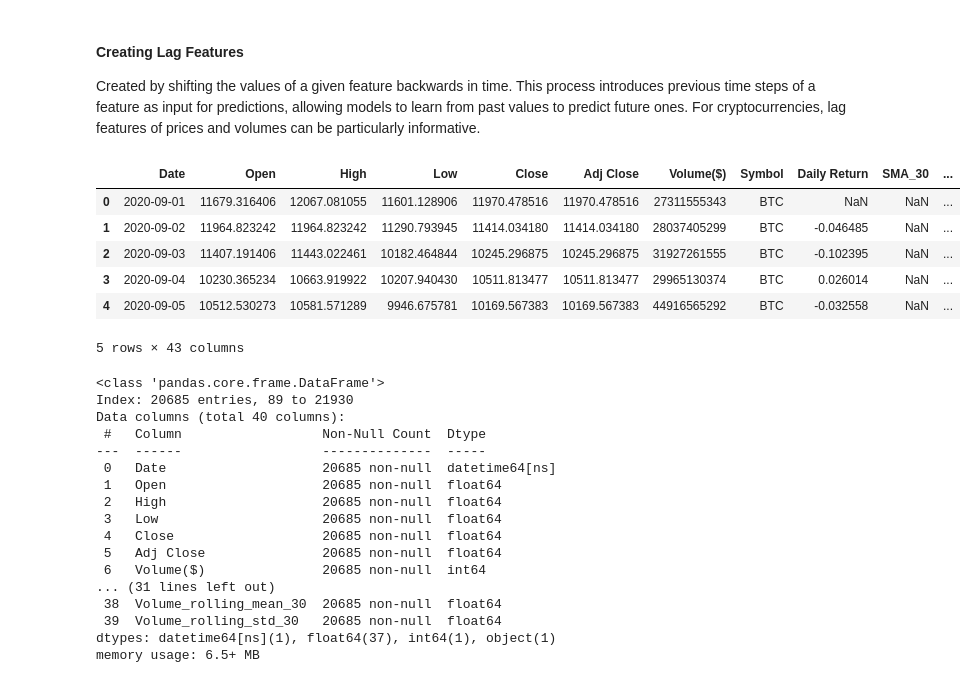
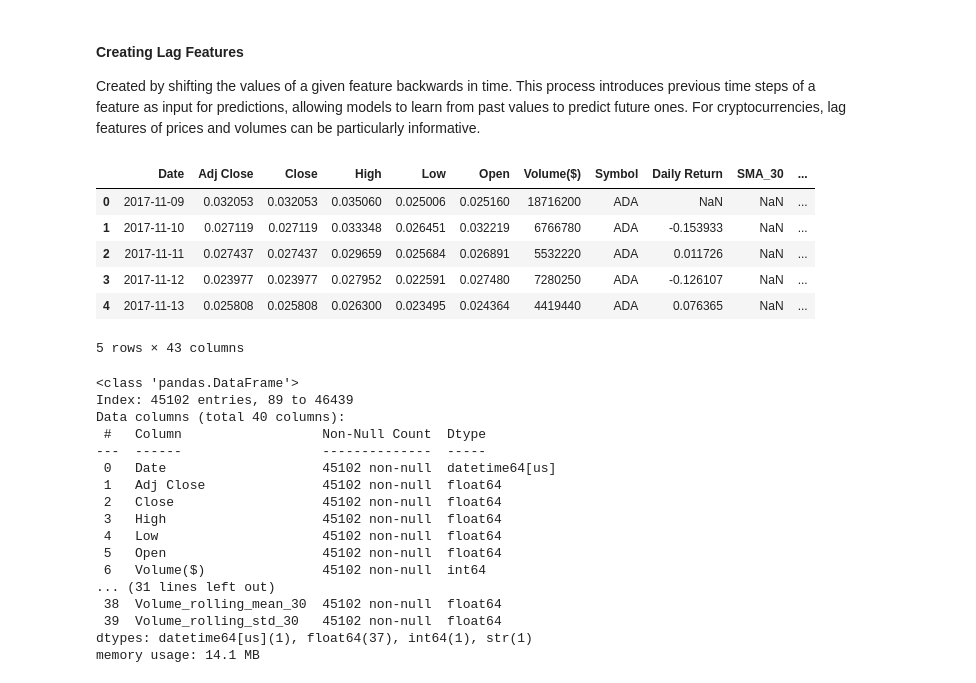
Before and after one commit to EthanFalcao/Crypto-Portfolio-Optimization-and-Risk-Analysis, a Jupyter notebook: 3. Feature Engineering.ipynb, the cells around one changed output. Drawn from its saved outputs; the diff is of its cells as text; code cells hidden in the pictures.

```diff
--- a/3. Feature Engineering.ipynb
+++ b/3. Feature Engineering.ipynb
@@ -4,8 +6,6 @@ import numpy as np
 # %%
-df=pd.read_csv('data/top_crypto.csv', sep=",")
+df = load_df('raw_prices')
 df['Date'] = pd.to_datetime(df['Date'])
-
-#df.drop(index=1, inplace=True)
-df.head(3)
+df = df.sort_values(['Symbol', 'Date']).reset_index(drop=True)
 df
 # %% [output]
@@ -154,25 +154,27 @@ dtype: int64
 Created by shifting the values of a given feature backwards in time. This process introduces previous time steps of a feature as input for predictions, allowing models to learn from past values to predict future ones. For cryptocurrencies, lag features of prices and volumes can be particularly informative.
 # %%
 # Creating lag features for 'Close' and 'Volume($)'
+# NOTE: grouped by Symbol so a coin's lag/rolling features never pull in
+# another coin's rows at the boundary between them.
 for lag in [1, 3, 7]:
-    df[f'Close_lag_{lag}'] = df['Close'].shift(lag)
-    df[f'Volume_lag_{lag}'] = df['Volume($)'].shift(lag)
+    df[f'Close_lag_{lag}'] = df.groupby('Symbol')['Close'].shift(lag)
+    df[f'Volume_lag_{lag}'] = df.groupby('Symbol')['Volume($)'].shift(lag)
 
 # Generating rolling window features for 'Close' and 'Volume($)'
 for window in [7, 30]:
-    df[f'Close_rolling_mean_{window}'] = df['Close'].rolling(window=window).mean()
-    df[f'Close_rolling_std_{window}'] = df['Close'].rolling(window=window).std()
-    df[f'Volume_rolling_mean_{window}'] = df['Volume($)'].rolling(window=window).mean()
-    df[f'Volume_rolling_std_{window}'] = df['Volume($)'].rolling(window=window).std()
+    df[f'Close_rolling_mean_{window}'] = df.groupby('Symbol')['Close'].transform(lambda x: x.rolling(window=window).mean())
+    df[f'Close_rolling_std_{window}'] = df.groupby('Symbol')['Close'].transform(lambda x: x.rolling(window=window).std())
+    df[f'Volume_rolling_mean_{window}'] = df.groupby('Symbol')['Volume($)'].transform(lambda x: x.rolling(window=window).mean())
+    df[f'Volume_rolling_std_{window}'] = df.groupby('Symbol')['Volume($)'].transform(lambda x: x.rolling(window=window).std())
 
 df.head()
 # %% [output]
-|  | Date | Open | High | Low | Close | Adj Close | Volume($) | Symbol | Daily Return | SMA_30 | ... |
-| 0 | 2020-09-01 | 11679.316406 | 12067.081055 | 11601.128906 | 11970.478516 | 11970.478516 | 27311555343 | BTC | NaN | NaN | ... |
-| 1 | 2020-09-02 | 11964.823242 | 11964.823242 | 11290.793945 | 11414.034180 | 11414.034180 | 28037405299 | BTC | -0.046485 | NaN | ... |
-| 2 | 2020-09-03 | 11407.191406 | 11443.022461 | 10182.464844 | 10245.296875 | 10245.296875 | 31927261555 | BTC | -0.102395 | NaN | ... |
-| 3 | 2020-09-04 | 10230.365234 | 10663.919922 | 10207.940430 | 10511.813477 | 10511.813477 | 29965130374 | BTC | 0.026014 | NaN | ... |
-| 4 | 2020-09-05 | 10512.530273 | 10581.571289 | 9946.675781 | 10169.567383 | 10169.567383 | 44916565292 | BTC | -0.032558 | NaN | ... |
+|  | Date | Adj Close | Close | High | Low | Open | Volume($) | Symbol | Daily Return | SMA_30 | ... |
+| 0 | 2017-11-09 | 0.032053 | 0.032053 | 0.035060 | 0.025006 | 0.025160 | 18716200 | ADA | NaN | NaN | ... |
+| 1 | 2017-11-10 | 0.027119 | 0.027119 | 0.033348 | 0.026451 | 0.032219 | 6766780 | ADA | -0.153933 | NaN | ... |
+| 2 | 2017-11-11 | 0.027437 | 0.027437 | 0.029659 | 0.025684 | 0.026891 | 5532220 | ADA | 0.011726 | NaN | ... |
+| 3 | 2017-11-12 | 0.023977 | 0.023977 | 0.027952 | 0.022591 | 0.027480 | 7280250 | ADA | -0.126107 | NaN | ... |
+| 4 | 2017-11-13 | 0.025808 | 0.025808 | 0.026300 | 0.023495 | 0.024364 | 4419440 | ADA | 0.076365 | NaN | ... |
 5 rows × 43 columns
 # %%
 df.drop(columns=['BTC_Volatility', 'ETH_Volatility','Annualized_Volatility'], inplace=True)
@@ -182,23 +184,23 @@ df = df.dropna()
 # %%
 df.info()
 # %% [output]
-<class 'pandas.core.frame.DataFrame'>
-Index: 20685 entries, 89 to 21930
+<class 'pandas.DataFrame'>
+Index: 45102 entries, 89 to 46439
 Data columns (total 40 columns):
  #   Column                  Non-Null Count  Dtype
 ---  ------                  --------------  -----
- 0   Date                    20685 non-null  datetime64[ns]
- 1   Open                    20685 non-null  float64
- 2   High                    20685 non-null  float64
- 3   Low                     20685 non-null  float64
- 4   Close                   20685 non-null  float64
- 5   Adj Close               20685 non-null  float64
- 6   Volume($)               20685 non-null  int64
+ 0   Date                    45102 non-null  datetime64[us]
+ 1   Adj Close               45102 non-null  float64
+ 2   Close                   45102 non-null  float64
+ 3   High                    45102 non-null  float64
+ 4   Low                     45102 non-null  float64
+ 5   Open                    45102 non-null  float64
+ 6   Volume($)               45102 non-null  int64
 ... (31 lines left out)
- 38  Volume_rolling_mean_30  20685 non-null  float64
- 39  Volume_rolling_std_30   20685 non-null  float64
-dtypes: datetime64[ns](1), float64(37), int64(1), object(1)
-memory usage: 6.5+ MB
+ 38  Volume_rolling_mean_30  45102 non-null  float64
+ 39  Volume_rolling_std_30   45102 non-null  float64
+dtypes: datetime64[us](1), float64(37), int64(1), str(1)
+memory usage: 14.1 MB
 # %%
 # Convert the Date column to datetime format if it's not already
 df['Date'] = pd.to_datetime(df['Date'])
```
Also changed, not shown: parts of 9 cells of this notebook, 24 other files.
